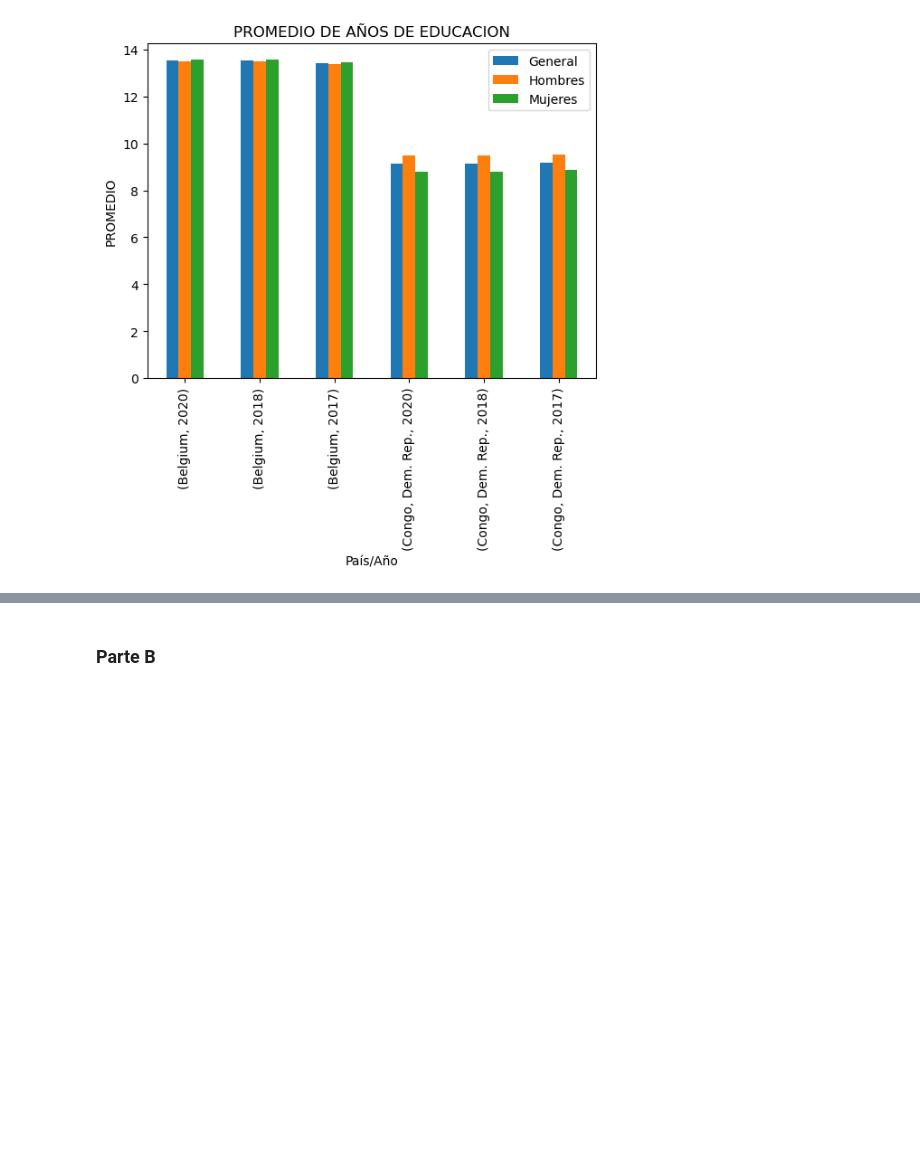
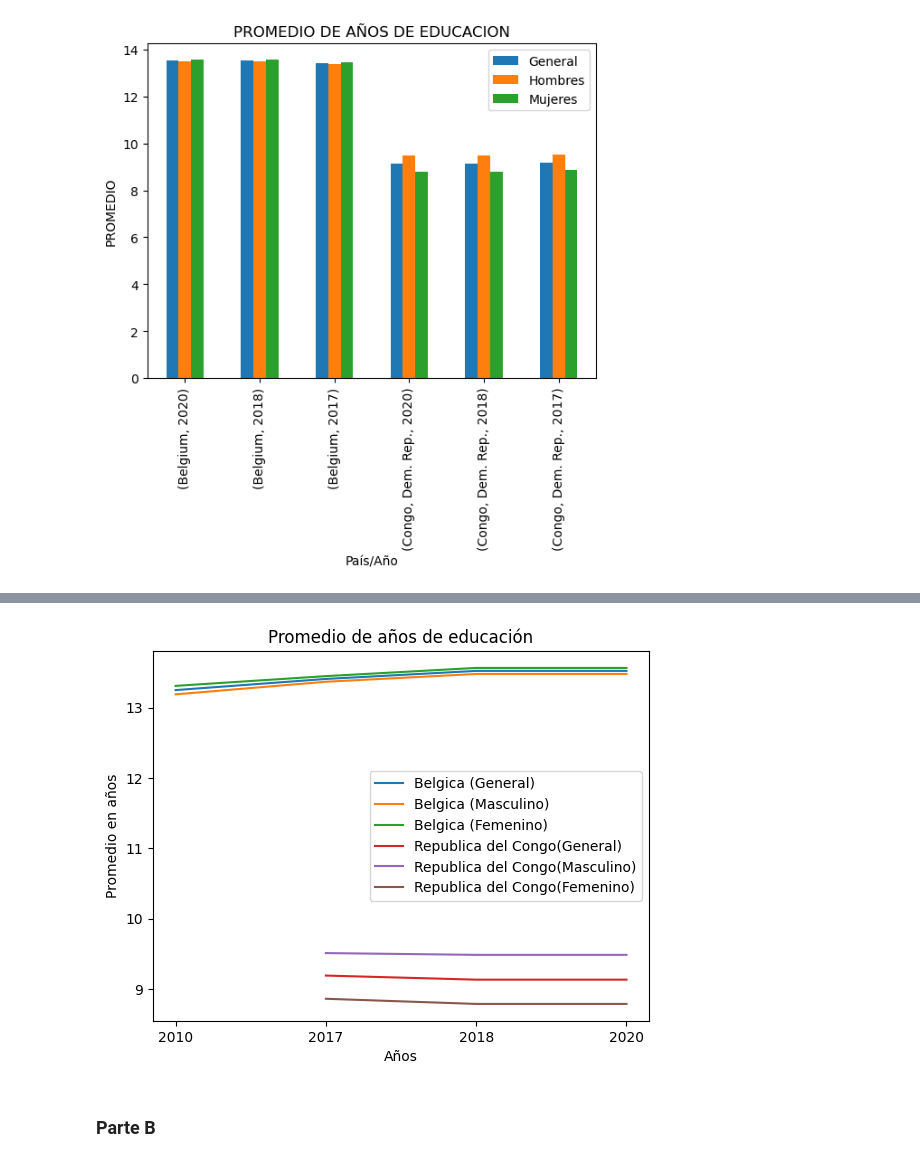
Before and after one commit to RoccoGabrielPimenta/BigDataUBA-Grupo22, a Jupyter notebook: TP1_Grupo_22 (1).ipynb, the cells around one changed output, grey strips where cells are left out. Drawn from its saved outputs; the diff is of its cells as text; code cells hidden in the pictures; blank space fills up the shorter version.

```diff
--- a/TP1_Grupo_22 (1).ipynb
+++ b/TP1_Grupo_22 (1).ipynb
@@ -134,3 +189,25 @@ ax.legend(["General","Hombres", "Mujeres"])
+# %%
+fig, ax = plt.subplots() # crear objetos
+
+
+ax.plot(x1, y1, label="Belgica (General)") # Serie 1
+ax.plot(x1, y2, label="Belgica (Masculino)") # Serie 2
+ax.plot(x1, y3, label="Belgica (Femenino)") # Serie 1
+ax.plot(x2, y4, label="Republica del Congo(General)") # Serie 2
+ax.plot(x2, y5, label="Republica del Congo(Masculino)") # Serie 1
+ax.plot(x2, y6, label="Republica del Congo(Femenino)") # Serie 2
+
+
+
+ax.set_xlabel("Años")
+ax.set_ylabel("Promedio en años")
+ax.set_title("Promedio de años de educación")
+
+
+ax.legend()
+fig.show()
+# %% [output]
+[figure, added]
 # %% [markdown]
 ### Parte B
 # %% [markdown]
```
Also changed, not shown: parts of 3 cells of this notebook.
